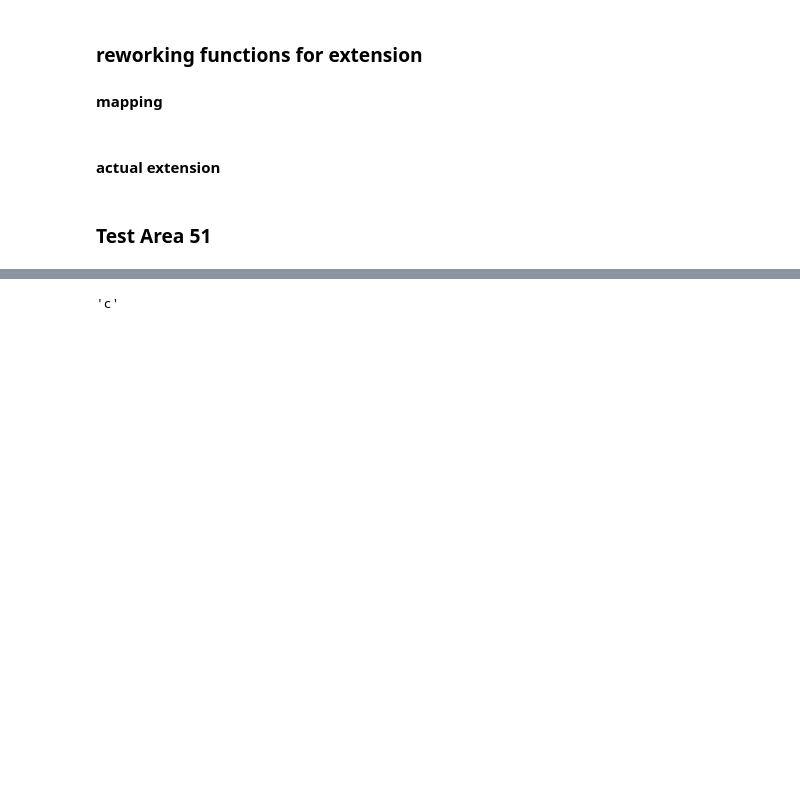
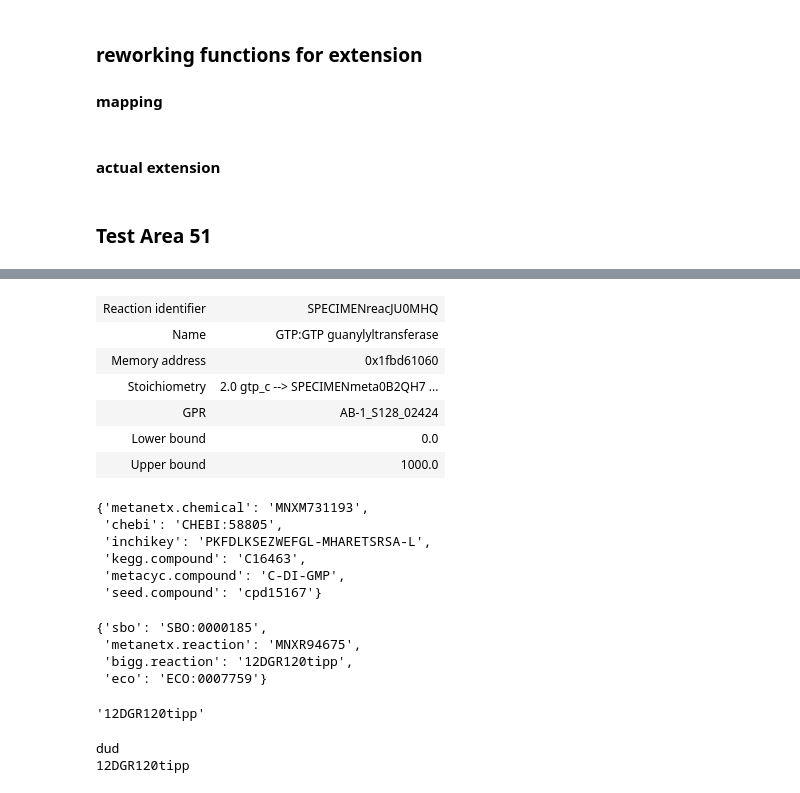
Before and after one commit to draeger-lab/SPECIMEN, a Jupyter notebook: dev/CB_extension_remod.ipynb, the cells around one changed output, grey strips where cells are left out. Cells and saved outputs as stored; diff of their text form; code cells hidden in the pictures; blank space fills up the shorter version.

```diff
--- a/dev/CB_extension_remod.ipynb
+++ b/dev/CB_extension_remod.ipynb
@@ -10 +19,8 @@ from refinegems.io import load_a_table_from_database, load_model_cobra
+# %%
+mapped_genes_path = '/Users/carolinb/Documents/104 Masterthesis/klebsiella-pipeline/example/thesis/Kp_std/03_refinement/step1-extension/genes_mapped.csv'
+
+chem_prop_file = '/Users/carolinb/Documents/104 Masterthesis/klebsiella-pipeline/example/data/MetaNetX/chem_prop.tsv'
+chem_xref_file = '/Users/carolinb/Documents/104 Masterthesis/klebsiella-pipeline/example/data/MetaNetX/chem_xref.tsv'
+reac_prop_file = '/Users/carolinb/Documents/104 Masterthesis/klebsiella-pipeline/example/data/MetaNetX/reac_prop.tsv'
+reac_xref_file = '/Users/carolinb/Documents/104 Masterthesis/klebsiella-pipeline/example/data/MetaNetX/reac_xref.tsv'
 # %%
@@ -86,7 +170,7 @@ def match_id_to_namespace(model_entity:[cobra.Reaction, cobra.Metabolite], names
 #### mapping
 # %%
 # @NOTE changed
-def map_Bigg_reactions_row(row, namespace):
+def map_BiGG_reactions_row(row, namespace):
     """Map a single entry from the table in map_BiGG_reactions() to the BiGG reaction namespace.
 
     :param row:       A single row of the table.
@@ -139,7 +223,7 @@ def map_BiGG_reactions(table_file):
     table = pd.read_csv(table_file)
     table['bigg_id'] = pd.Series(dtype='str')
 
-    table = table.apply(lambda row: map_Bigg_reactions_row(row,r_namespace), axis=1)
+    table = table.apply(lambda row: map_BiGG_reactions_row(row,r_namespace), axis=1)
 
     return table
 # %% [markdown]
@@ -437,0 +936,10 @@ def add_reaction(model,row,reac_xref,reac_prop,chem_xref,chem_prop,bigg_metaboli
+# %%
+draft_model = load_model_cobra(draft_model_path)
+new_model = extent_model(mapped_genes_comp,
+             draft_model,
+             chem_prop_file,
+             chem_xref_file,
+             reac_prop_file,
+             reac_xref_file,
+             namespace='BiGG',
+             exclude_dna=True, exclude_rna=True)
@@ -438,4 +990,38 @@ def add_reaction(model,row,reac_xref,reac_prop,chem_xref,chem_prop,bigg_metaboli
+# %%
+new_model.reactions.get_by_id('SPECIMENreacJU0MHQ')
+# %% [output]
+| Reaction identifier | SPECIMENreacJU0MHQ |
+| Name | GTP:GTP guanylyltransferase |
+| Memory address | 0x1fbd61060 |
+| Stoichiometry | 2.0 gtp_c --> SPECIMENmeta0B2QH7 ... |
+| GPR | AB-1_S128_02424 |
+| Lower bound | 0.0 |
+| Upper bound | 1000.0 |
+# %%
+new_model.metabolites.get_by_id('SPECIMENmeta0B2QH7')
+# %% [output]
+{'metanetx.chemical': 'MNXM731193',
+ 'chebi': 'CHEBI:58805',
+ 'inchikey': 'PKFDLKSEZWEFGL-MHARETSRSA-L',
+ 'kegg.compound': 'C16463',
+ 'metacyc.compound': 'C-DI-GMP',
+ 'seed.compound': 'cpd15167'}
+# %%
+draft_model = load_model_cobra(draft_model_path)
+# %% [output]
+{'sbo': 'SBO:0000185',
+ 'metanetx.reaction': 'MNXR94675',
+ 'bigg.reaction': '12DGR120tipp',
+ 'eco': 'ECO:0007759'}
 # %%
-draft_model.metabolites[0].compartment
+draft_model.reactions[0].id
 # %% [output]
-'c'
+'12DGR120tipp'
+# %%
+draft_model.reactions[0].id = 'dud'
+print(draft_model.reactions[0].id)
+match_id_to_namespace(draft_model.reactions[0], 'BiGG')
+print(draft_model.reactions[0].id)
+# %% [output]
+dud
+12DGR120tipp
```
Also changed, not shown: parts of 12 cells of this notebook.
